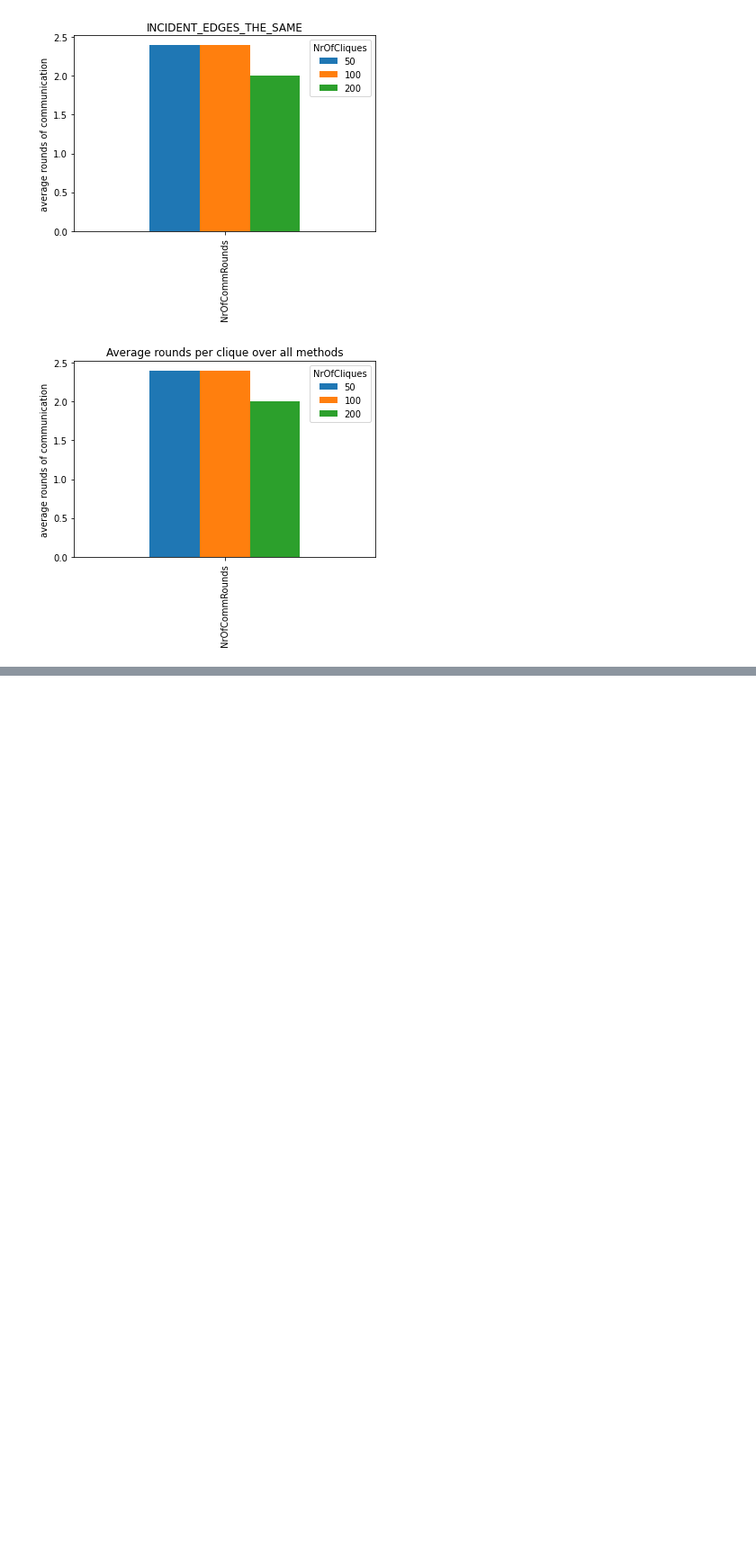
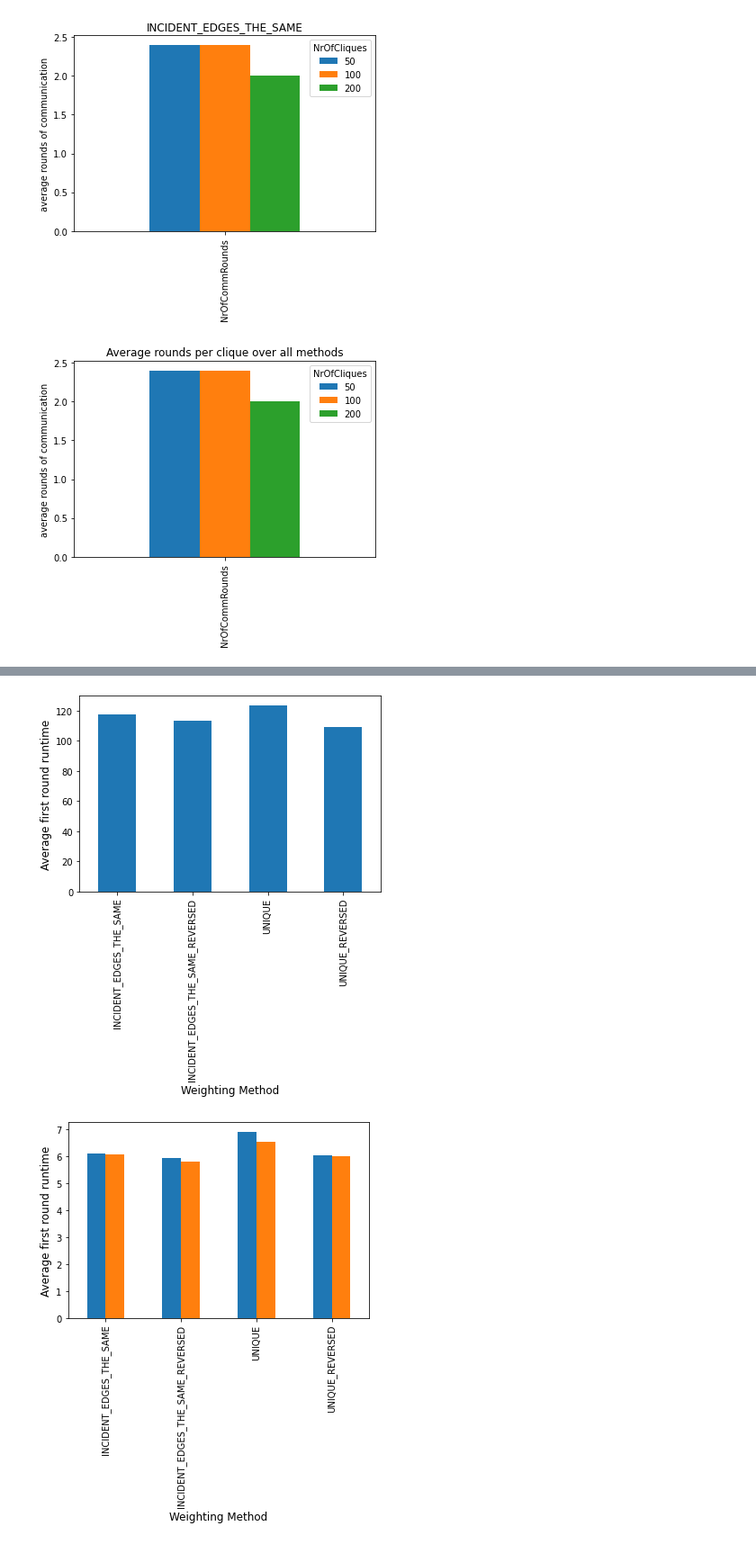
Before and after one commit to phuong-tm/2ima35-mpa, a Jupyter notebook: plots.ipynb, the cells around one changed output, grey strips where cells are left out. Shown at 90% size. Drawn from its saved outputs; the diff is of its cells as text; code cells hidden in the pictures; blank space fills up the shorter version.

```diff
--- a/plots.ipynb
+++ b/plots.ipynb
@@ -189,0 +206,11 @@ for i in range(len(methods)):
+# %%
+plot = reversed_data.groupby("WeightingMethod")[["RoundTimes1"]].mean().plot(kind="bar", legend=False)
+plot.set_ylabel("Average first round runtime", size = 12)
+plot.set_xlabel("Weighting Method", size = 12);
+
+plot2 = reversed_data.groupby("WeightingMethod")[["RoundTimes2", "RoundTimes3"]].mean().plot(kind="bar", legend=False)
+plot2.set_ylabel("Average first round runtime", size = 12)
+plot2.set_xlabel("Weighting Method", size = 12);
+# %% [output]
+[figure, added]
+[figure, added]
```
Also changed, not shown: parts of 7 cells of this notebook, 3 other files.
